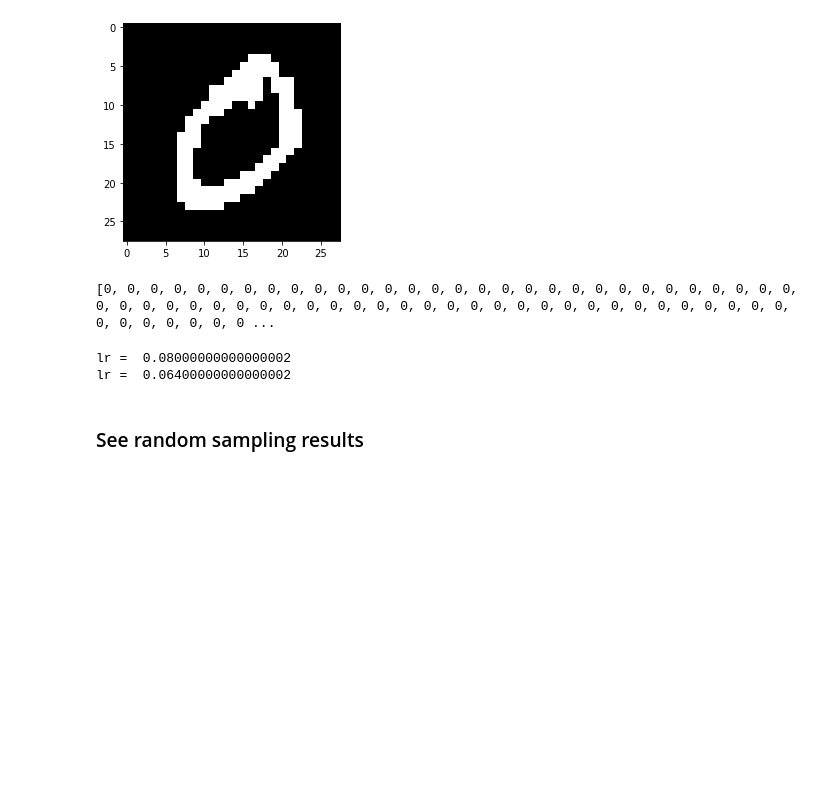
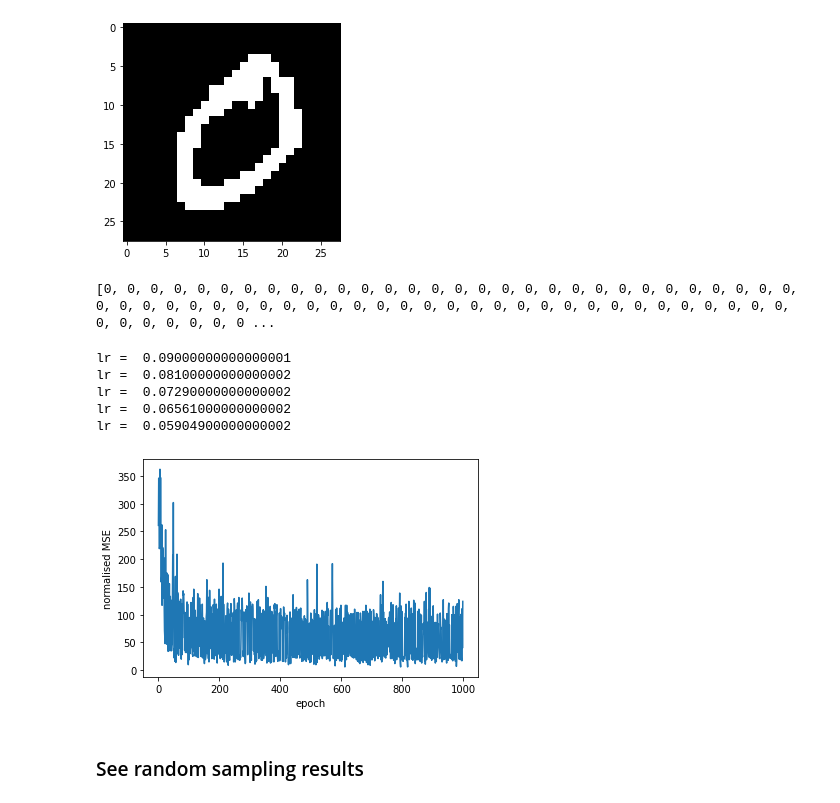
Before and after one commit to mareksubocz/QRBM, a Jupyter notebook: qrbm_reconstruct_img.ipynb, the cells around one changed output. Cells and saved outputs as stored; diff of their text form; code cells hidden in the pictures; blank space fills up the shorter version.

```diff
--- a/qrbm_reconstruct_img.ipynb
+++ b/qrbm_reconstruct_img.ipynb
@@ -126,9 +126,13 @@ bm.image_height = image_height
 bm.tqdm = tqdm
 bm.result_picture_tab = result_picture_tab
 # %%
-bm.train(flat_input_data, len_x, len_y, epochs = 1000, lr = 0.1, lr_decay = 0.2)
+bm.train(flat_input_data, len_x, len_y, epochs = 1000, lr = 0.1, lr_decay = 0.1)
 # %% [output]
-lr =  0.08000000000000002
-lr =  0.06400000000000002
+lr =  0.09000000000000001
+lr =  0.08100000000000002
+lr =  0.07290000000000002
+lr =  0.06561000000000002
+lr =  0.05904900000000002
+[figure, added]
 # %% [markdown]
 ### See random sampling results
```
Also changed, not shown: parts of 2 cells of this notebook, 1 other file.
